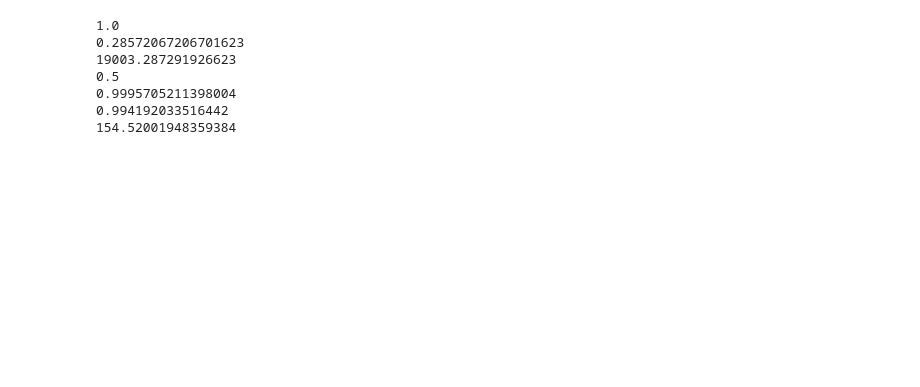
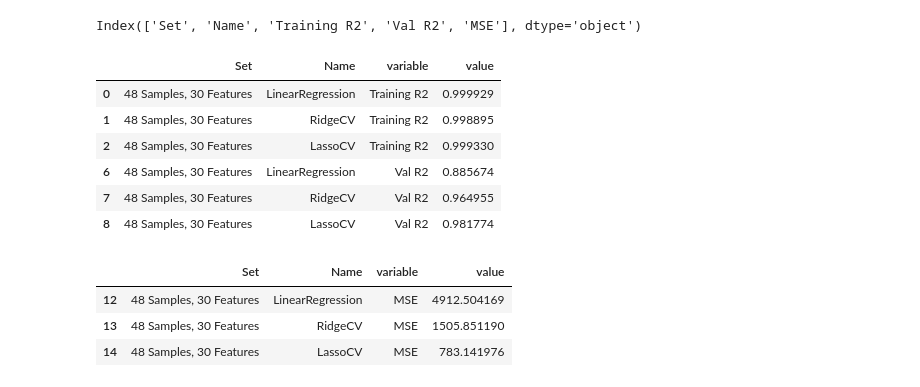
Before and after one commit to HardoModo/Dev10_Week9_Assessment, a Jupyter notebook: Shirley/dummyset.ipynb, the cells around one changed output. Cells and saved outputs as stored; diff of their text form; code cells hidden in the pictures; blank space fills up the shorter version.

```diff
--- a/Shirley/dummyset.ipynb
+++ b/Shirley/dummyset.ipynb
@@ -88,33 +207,33 @@ print(mean_squared_error(yv,rig.predict(Xv)))
-# %%
-from sklearn.datasets import make_regression
-from sklearn.metrics import mean_squared_error
-X, y = make_regression(n_samples=100, n_features=120, noise=10, random_state=42)
-
-X = scaler.fit_transform(X)
-
-lr = LinearRegression()
-
-
-Xt,Xv,yt,yv = train_test_split(X,y,test_size=0.3,random_state=0)
-
-lr.fit(Xt,yt)
-print(lr.score(Xt,yt))
-print(lr.score(Xv,yv))
-print(mean_squared_error(yv,lr.predict(Xv)))
-
-las = LassoCV(alphas = [0.001,0.5,1,3,5,10,50,70,100,200,300],cv=5)
-las.fit(Xt,yt)
-
-print(las.alpha_)
-
-print(las.score(Xt,yt))
-print(las.score(Xv,yv))
-print(mean_squared_error(yv,las.predict(Xv)))
-# %% [output]
-1.0
-0.28572067206701623
-19003.287291926623
-0.5
-0.9995705211398004
-0.994192033516442
-154.52001948359384
+# %%
+import plotly.express as px
+print(finaldf.columns)
+
+df=df_unpivot[df_unpivot.Set=='48 Samples, 30 Features']
+df=df[df['variable'] != 'MSE']
+display(df)
+import plotly.graph_objects as go
+fig = px.bar(df, x="Name", y='value',
+             color='variable', barmode='group',
+)
+fig.show()
+df=df_unpivot[df_unpivot.Set=='48 Samples, 30 Features']
+df=df[df['variable'] == 'MSE']
+display(df)
+import plotly.graph_objects as go
+fig = px.bar(df, x="Name", y='value',
+             color='variable', barmode='group',
+)
+fig.show()
+# %% [output]
+Index(['Set', 'Name', 'Training R2', 'Val R2', 'MSE'], dtype='object')
+|  | Set | Name | variable | value |
+| 0 | 48 Samples, 30 Features | LinearRegression | Training R2 | 0.999929 |
+| 1 | 48 Samples, 30 Features | RidgeCV | Training R2 | 0.998895 |
+| 2 | 48 Samples, 30 Features | LassoCV | Training R2 | 0.999330 |
+| 6 | 48 Samples, 30 Features | LinearRegression | Val R2 | 0.885674 |
+| 7 | 48 Samples, 30 Features | RidgeCV | Val R2 | 0.964955 |
+| 8 | 48 Samples, 30 Features | LassoCV | Val R2 | 0.981774 |
+|  | Set | Name | variable | value |
+| 12 | 48 Samples, 30 Features | LinearRegression | MSE | 4912.504169 |
+| 13 | 48 Samples, 30 Features | RidgeCV | MSE | 1505.851190 |
+| 14 | 48 Samples, 30 Features | LassoCV | MSE | 783.141976 |
```
Also changed, not shown: parts of 5 cells of this notebook.
